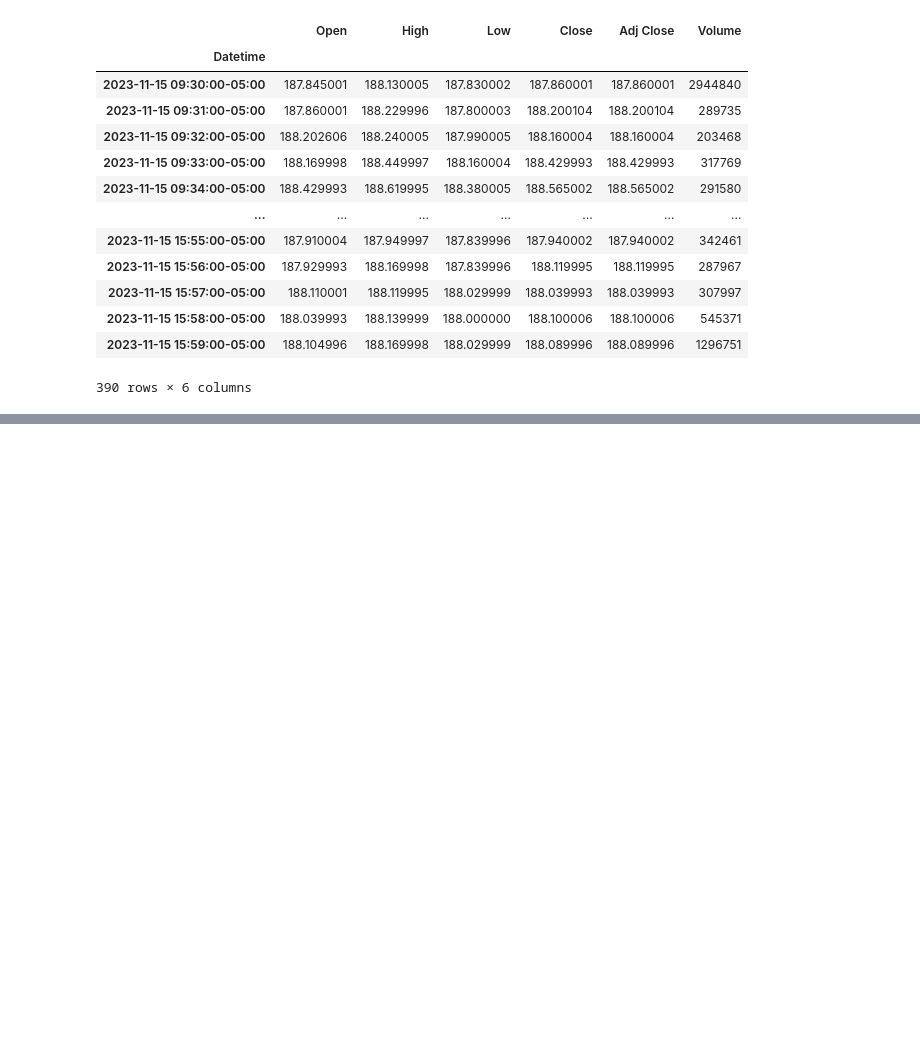
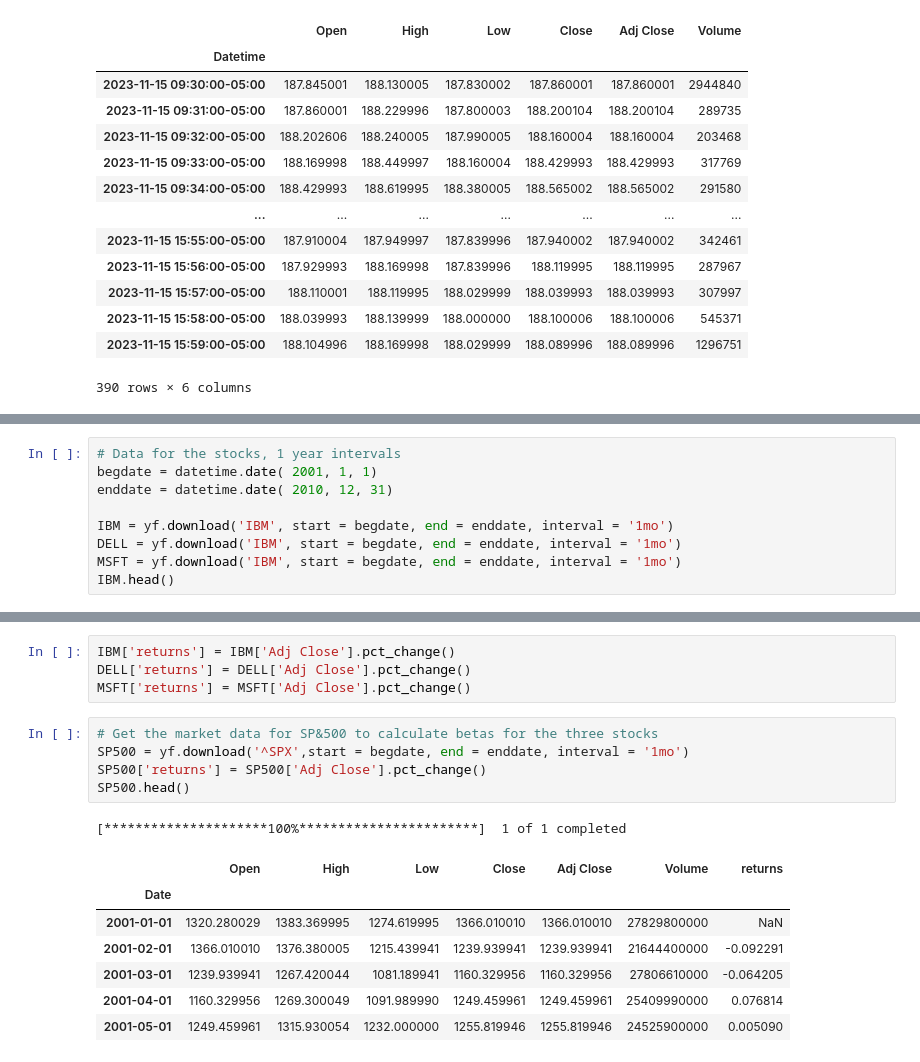
Before and after one commit to leoouyang781/Test-Repository, a Jupyter notebook: Python-For-Finance-2nd-Edition/Chapter 4.ipynb, the cells around one changed output, grey strips where cells are left out. Saved outputs shown, nothing was run; the diff lists cells and outputs as text; blank space fills up the shorter version.

```diff
--- a/Python-For-Finance-2nd-Edition/Chapter 4.ipynb
+++ b/Python-For-Finance-2nd-Edition/Chapter 4.ipynb
@@ -716,0 +737,9 @@ x
+# %%
+# Data for the stocks, 1 year intervals
+begdate = datetime.date( 2001, 1, 1)
+enddate = datetime.date( 2010, 12, 31)
+
+IBM = yf.download('IBM', start = begdate, end = enddate, interval = '1mo')
+DELL = yf.download('IBM', start = begdate, end = enddate, interval = '1mo')
+MSFT = yf.download('IBM', start = begdate, end = enddate, interval = '1mo')
+IBM.head()
@@ -716,0 +757,18 @@ x
+# %%
+IBM['returns'] = IBM['Adj Close'].pct_change()
+DELL['returns'] = DELL['Adj Close'].pct_change()
+MSFT['returns'] = MSFT['Adj Close'].pct_change()
+# %%
+# Get the market data for SP&500 to calculate betas for the three stocks
+SP500 = yf.download('^SPX',start = begdate, end = enddate, interval = '1mo')
+SP500['returns'] = SP500['Adj Close'].pct_change()
+SP500.head()
+# %% [output]
+[*********************100%***********************]  1 of 1 completed
+|  | Open | High | Low | Close | Adj Close | Volume | returns |
+| Date |  |  |  |  |  |  |  |
+| 2001-01-01 | 1320.280029 | 1383.369995 | 1274.619995 | 1366.010010 | 1366.010010 | 27829800000 | NaN |
+| 2001-02-01 | 1366.010010 | 1376.380005 | 1215.439941 | 1239.939941 | 1239.939941 | 21644400000 | -0.092291 |
+| 2001-03-01 | 1239.939941 | 1267.420044 | 1081.189941 | 1160.329956 | 1160.329956 | 27806610000 | -0.064205 |
+| 2001-04-01 | 1160.329956 | 1269.300049 | 1091.989990 | 1249.459961 | 1249.459961 | 25409990000 | 0.076814 |
+| 2001-05-01 | 1249.459961 | 1315.930054 | 1232.000000 | 1255.819946 | 1255.819946 | 24525900000 | 0.005090 |
```
Also changed, not shown: parts of 22 cells of this notebook.
